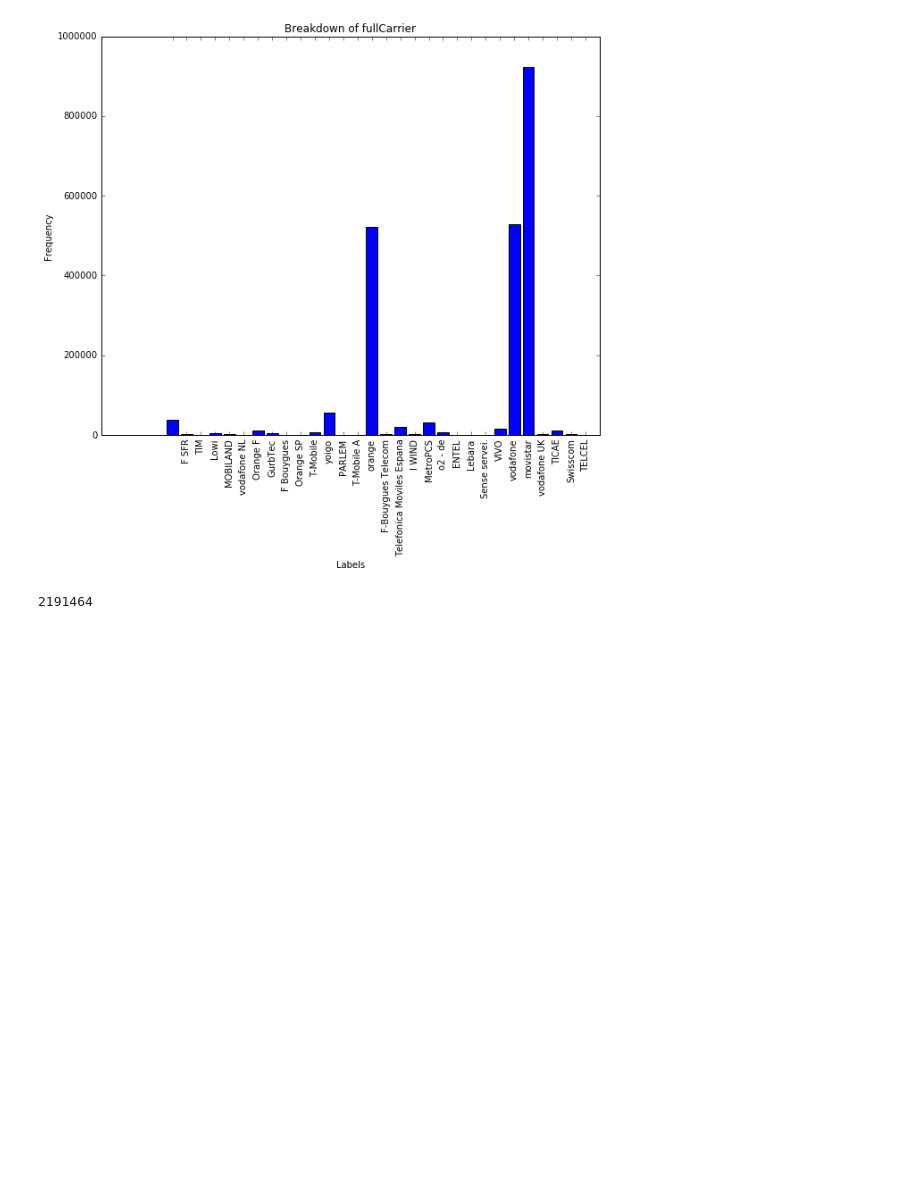
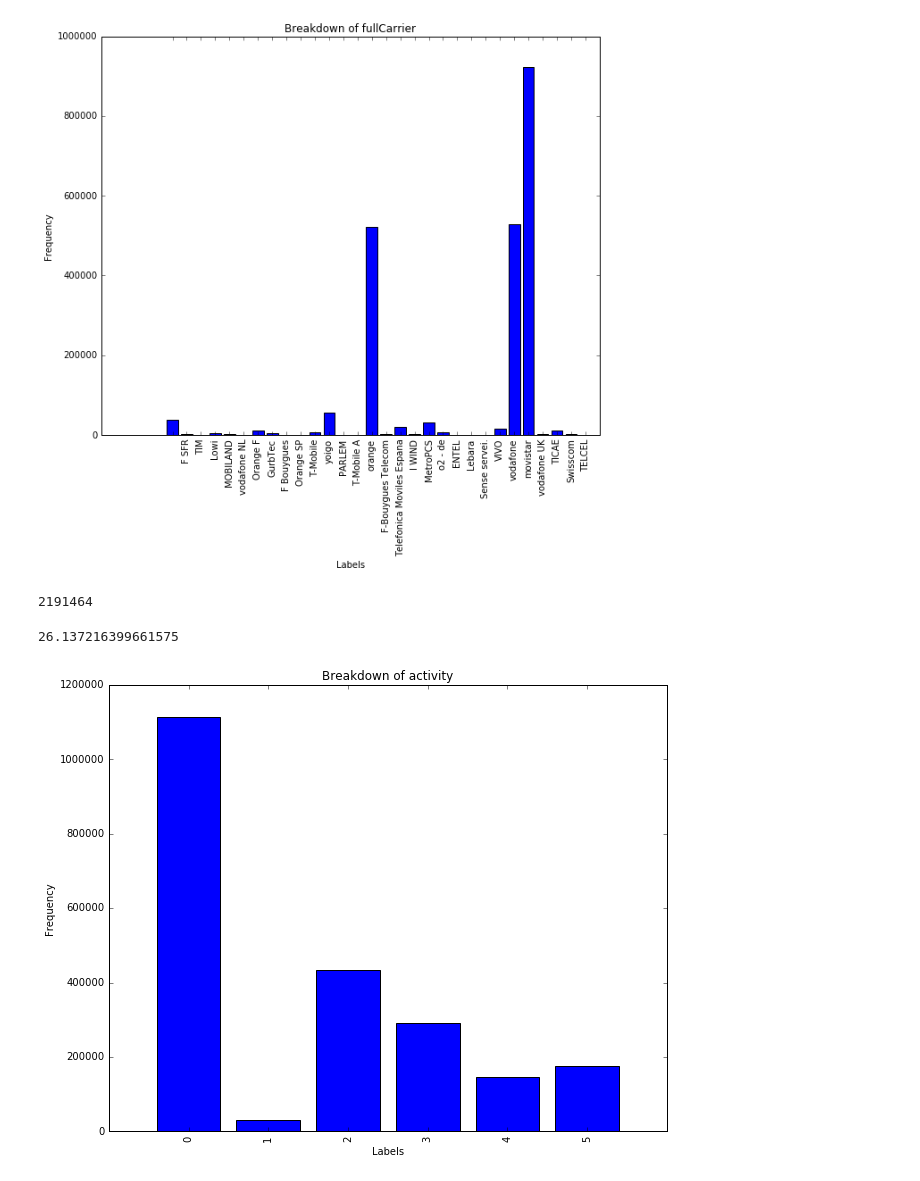
Before and after one commit to RichardoC/ACCD, a Jupyter notebook: Richard's analysis code.ipynb, the cells around one changed output. Drawn from its saved outputs; the diff is of its cells as text; code cells hidden in the pictures; blank space fills up the shorter version.

```diff
--- a/Richard's analysis code.ipynb
+++ b/Richard's analysis code.ipynb
@@ -230,3 +259,11 @@ plot_bars(all_data,'fullCarrier')
 print len(all_data)
 # %% [output]
 2191464
+# %%
+average_attr(all_data, "speed")
+# %% [output]
+26.137216399661575
+# %%
+plot_bars(all_data, "activity")
+# %% [output]
+[figure, added]
```
Also changed, not shown: parts of 6 cells of this notebook.
